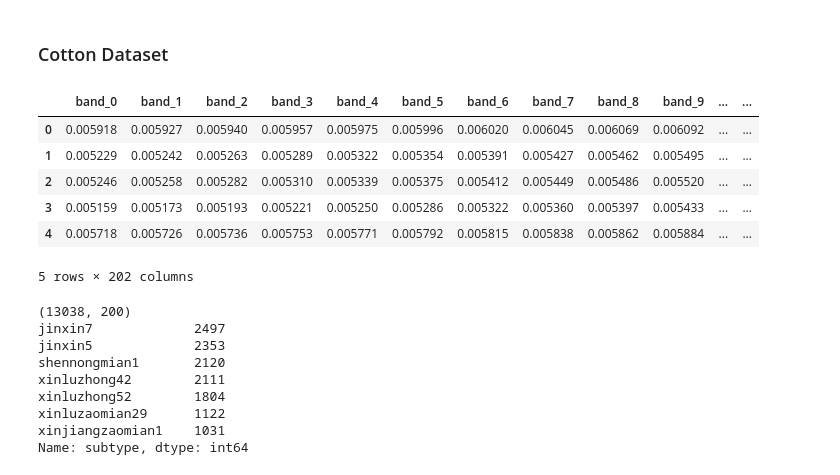
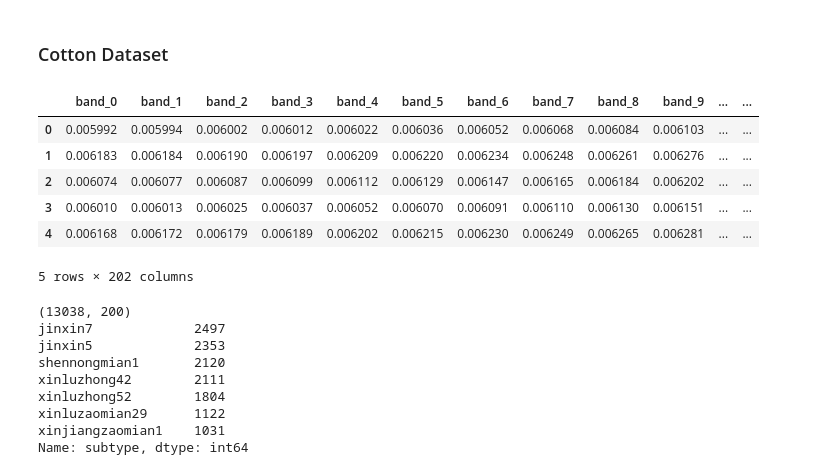
Before and after one commit to liuziyi-subtle/ZhangChu, a Jupyter notebook: notebooks/visualize_data.ipynb, the cells around one changed output. Cells and saved outputs as stored; diff of their text form; code cells hidden in the pictures.

Commit message:
soybean-and-cotton: 临时保存.

```diff
--- a/notebooks/visualize_data.ipynb
+++ b/notebooks/visualize_data.ipynb
@@ -51,25 +51,25 @@ from time import time
 # %% [markdown]
 ### Cotton Dataset
 # %%
-record_paths_cotton = glob("/Users/liuziyi/Documents/ZJU/张初/raw/20200101/**/*.xlsx", recursive=True)
+record_paths_cotton = glob("/data/data/with-zhangchu/raw/20200101/**/*.xlsx", recursive=True)
 
 record_list = []
 for rpc in record_paths_cotton:
     record = pd.read_excel(rpc, header=None, index=None)
     record['subtype'] = rpc.split('/')[-2]
     record_list.append(record)
 df_records_cotton = pd.concat(record_list, axis=0, ignore_index=True)
 df_records_cotton['type'] = 'cotton'
 df_records_cotton.rename(dict(zip(range(200), list(map(lambda x: 'band_' + str(x), range(200))))), axis=1, inplace=True)
-df_records_cotton.to_csv('/Users/liuziyi/Documents/ZJU/张初/results/df_records_cotton.csv', index=None)
+df_records_cotton.to_csv('/data/data/with-zhangchu/results/df_records_cotton.csv', index=None)
 df_records_cotton.head()
 # %% [output]
 |  | band_0 | band_1 | band_2 | band_3 | band_4 | band_5 | band_6 | band_7 | band_8 | band_9 | ... | ... |
-| 0 | 0.005918 | 0.005927 | 0.005940 | 0.005957 | 0.005975 | 0.005996 | 0.006020 | 0.006045 | 0.006069 | 0.006092 | ... | ... |
-| 1 | 0.005229 | 0.005242 | 0.005263 | 0.005289 | 0.005322 | 0.005354 | 0.005391 | 0.005427 | 0.005462 | 0.005495 | ... | ... |
-| 2 | 0.005246 | 0.005258 | 0.005282 | 0.005310 | 0.005339 | 0.005375 | 0.005412 | 0.005449 | 0.005486 | 0.005520 | ... | ... |
-| 3 | 0.005159 | 0.005173 | 0.005193 | 0.005221 | 0.005250 | 0.005286 | 0.005322 | 0.005360 | 0.005397 | 0.005433 | ... | ... |
-| 4 | 0.005718 | 0.005726 | 0.005736 | 0.005753 | 0.005771 | 0.005792 | 0.005815 | 0.005838 | 0.005862 | 0.005884 | ... | ... |
+| 0 | 0.005992 | 0.005994 | 0.006002 | 0.006012 | 0.006022 | 0.006036 | 0.006052 | 0.006068 | 0.006084 | 0.006103 | ... | ... |
+| 1 | 0.006183 | 0.006184 | 0.006190 | 0.006197 | 0.006209 | 0.006220 | 0.006234 | 0.006248 | 0.006261 | 0.006276 | ... | ... |
+| 2 | 0.006074 | 0.006077 | 0.006087 | 0.006099 | 0.006112 | 0.006129 | 0.006147 | 0.006165 | 0.006184 | 0.006202 | ... | ... |
+| 3 | 0.006010 | 0.006013 | 0.006025 | 0.006037 | 0.006052 | 0.006070 | 0.006091 | 0.006110 | 0.006130 | 0.006151 | ... | ... |
+| 4 | 0.006168 | 0.006172 | 0.006179 | 0.006189 | 0.006202 | 0.006215 | 0.006230 | 0.006249 | 0.006265 | 0.006281 | ... | ... |
 5 rows × 202 columns
 # %%
 # load dataframe
```
Also changed, not shown: 7 other files.
